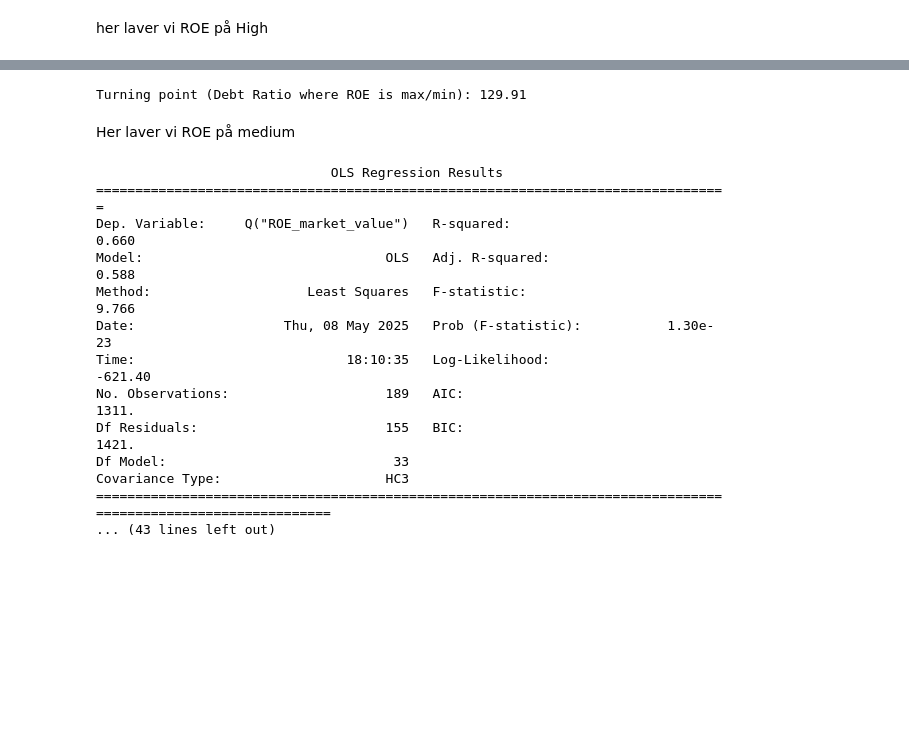
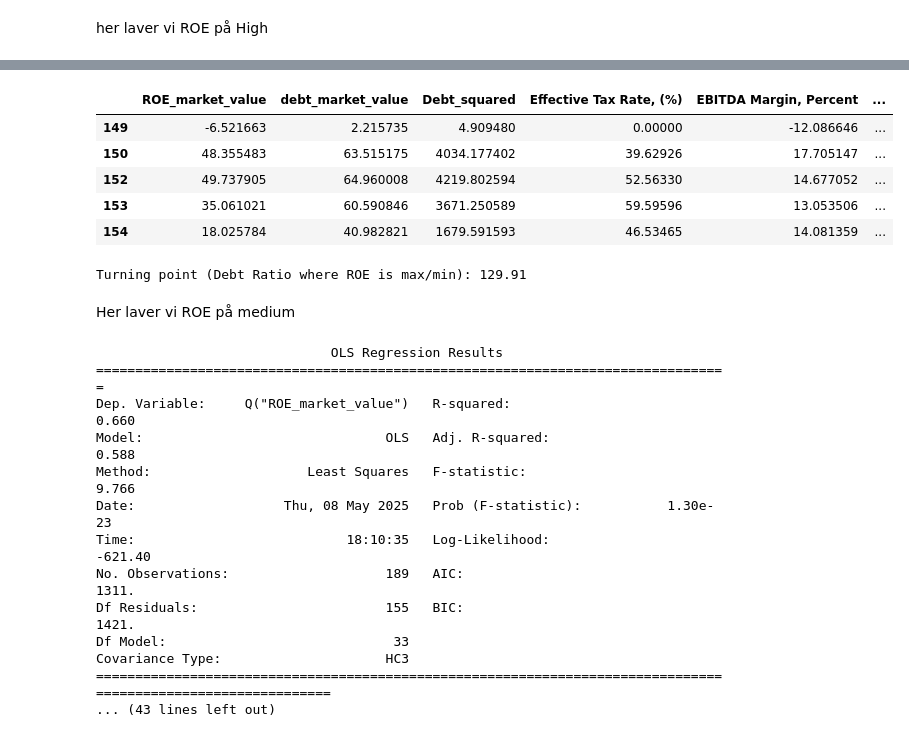
Before and after one commit to MarcusHonore/Seminar-Corporate-Finance, a Jupyter notebook: program til markedsværdier.ipynb, the cells around one changed output, grey strips where cells are left out. Cells and saved outputs as stored; diff of their text form; code cells hidden in the pictures; blank space fills up the shorter version.

```diff
--- a/program til markedsværdier.ipynb
+++ b/program til markedsværdier.ipynb
@@ -1954,3 +2007,12 @@ strong multicollinearity or other numerical problems.
+# %%
+data_specificity_ROE_market_high.head()
+# %% [output]
+|  | ROE_market_value | debt_market_value | Debt_squared | Effective Tax Rate, (%) | EBITDA Margin, Percent | ... |
+| 149 | -6.521663 | 2.215735 | 4.909480 | 0.00000 | -12.086646 | ... |
+| 150 | 48.355483 | 63.515175 | 4034.177402 | 39.62926 | 17.705147 | ... |
+| 152 | 49.737905 | 64.960008 | 4219.802594 | 52.56330 | 14.677052 | ... |
+| 153 | 35.061021 | 60.590846 | 3671.250589 | 59.59596 | 13.053506 | ... |
+| 154 | 18.025784 | 40.982821 | 1679.591593 | 46.53465 | 14.081359 | ... |
 # %%
 turning_point_ROE_high = -model_specificity_ROE_market_high.params['Q("debt_market_value")'] / (2 * model_specificity_ROE_market_high.params['Q("Debt_squared")'])
 print(f"Turning point (Debt Ratio where ROE is max/min): {turning_point_ROE_high:.2f}")
```
Also changed, not shown: parts of 5 cells of this notebook.
